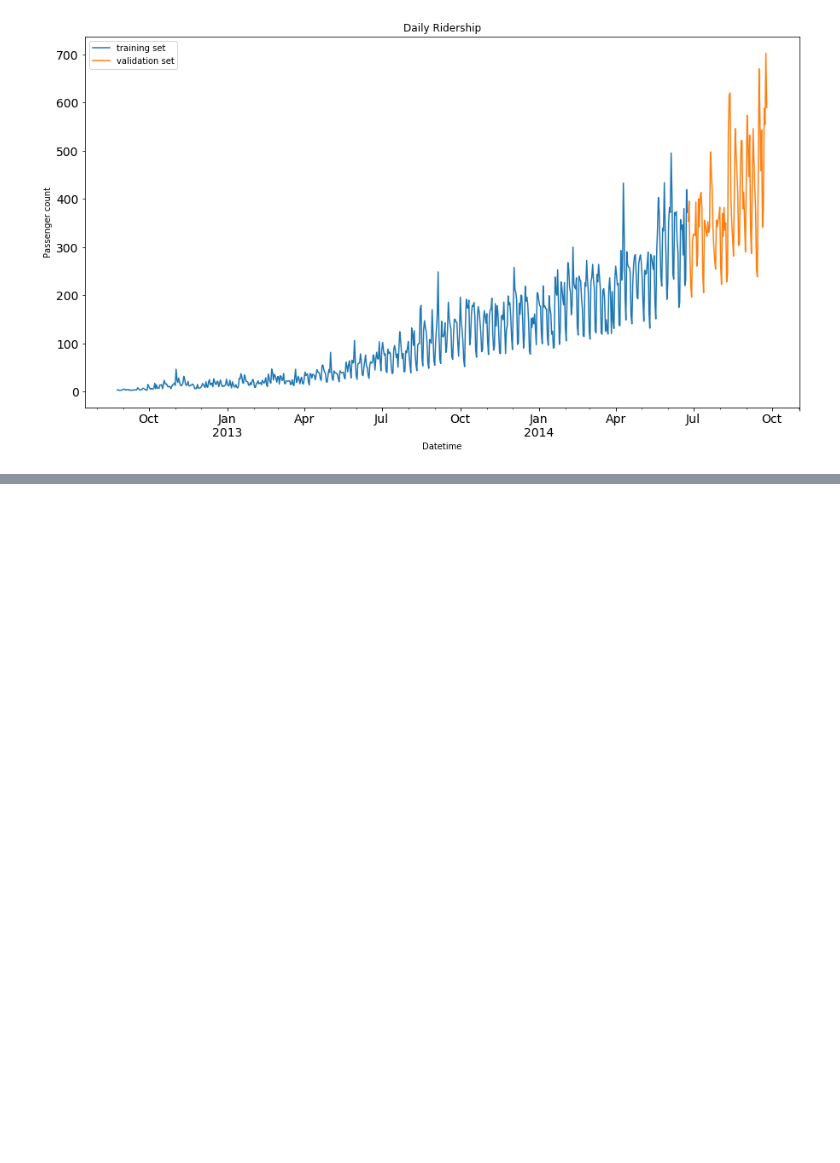
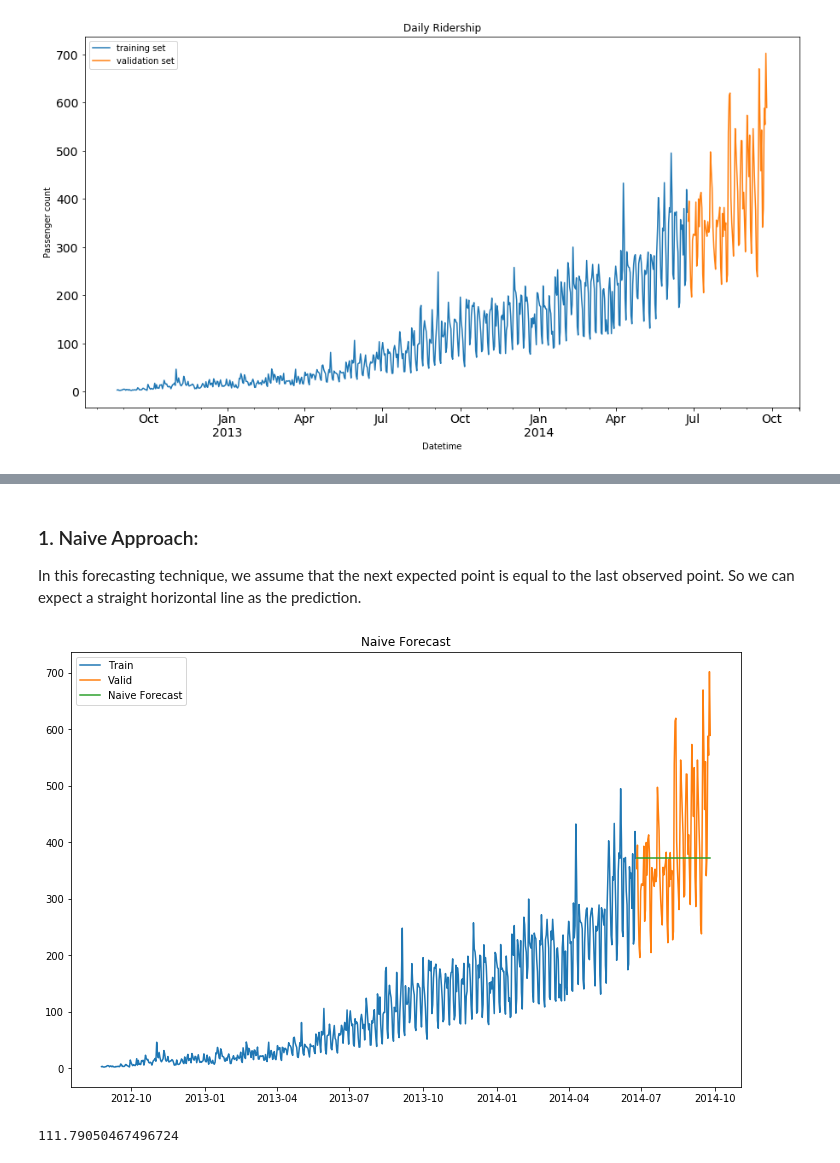
Before and after one commit to HarshalSanap/Time-Series-Analysis, a Jupyter notebook: Time Series DataHack Contest.ipynb, the cells around one changed output, grey strips where cells are left out. Drawn from its saved outputs; the diff is of its cells as text; code cells hidden in the pictures; blank space fills up the shorter version.

```diff
--- a/Time Series DataHack Contest.ipynb
+++ b/Time Series DataHack Contest.ipynb
@@ -264,0 +273,27 @@ plt.show()
+# %% [markdown]
+### 1. Naive Approach:
+In this forecasting technique, we assume that the next expected point is equal to the last observed point. So we can expect a straight horizontal line as the prediction.
+# %%
+#Naive Approach
+y_hat = valid
+naive_val = Train["Count"][-1] # take the last value of the training data set record
+#y_hat["naive"]=naive_val
+dd= np.asarray(Train.Count)
+y_hat = valid.copy()
+y_hat['naive'] = dd[len(dd)-1]
+plt.figure(figsize=(12,8))
+plt.plot(Train.index, Train['Count'], label='Train')
+plt.plot(valid.index,valid['Count'], label='Valid')
+plt.plot(y_hat.index,y_hat['naive'], label='Naive Forecast')
+plt.legend(loc='best')
+plt.title("Naive Forecast")
+plt.show()
+# %% [output]
+[figure, added]
+# %%
+from sklearn.metrics import mean_squared_error
+from math import sqrt
+rms = sqrt(mean_squared_error(valid.Count, y_hat.naive))
+print(rms)
+# %% [output]
+111.79050467496724
```
Also changed, not shown: parts of 33 cells of this notebook.
